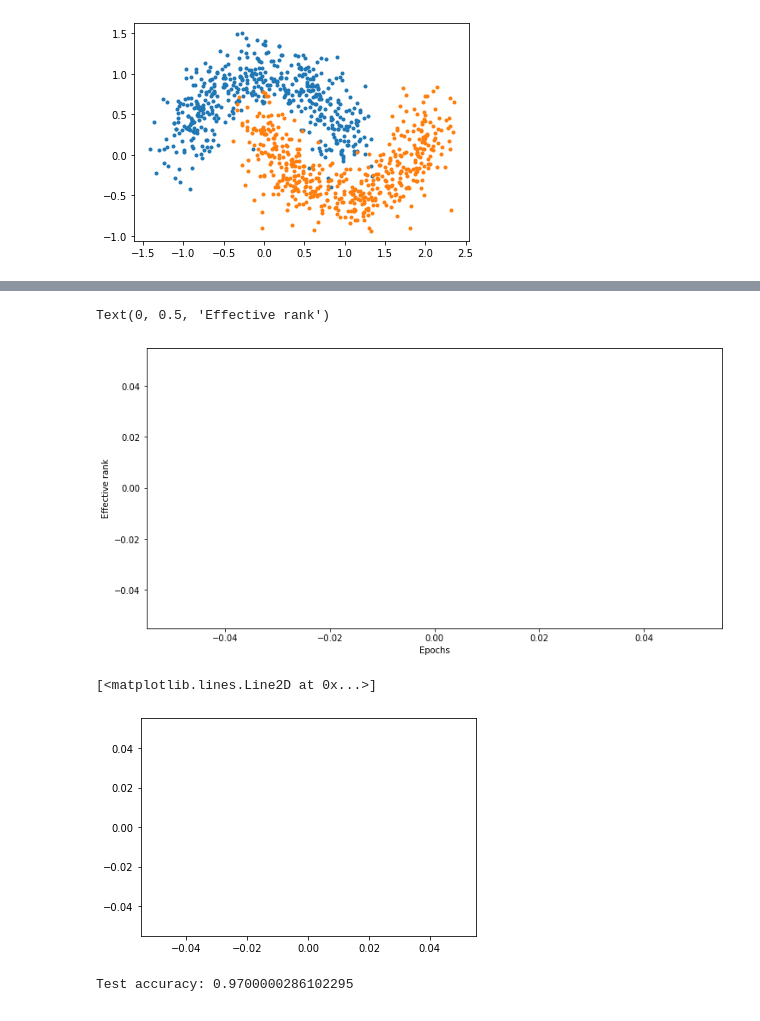
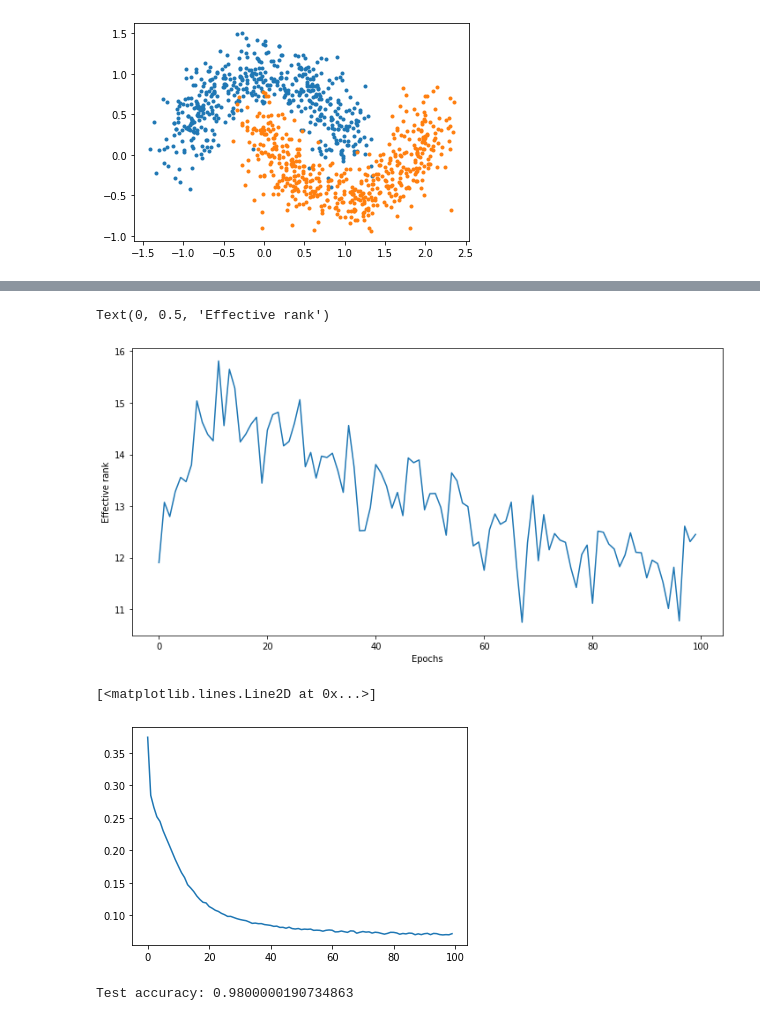
Before and after one commit to zsiga007/Summer-2022, a Jupyter notebook: dimension analysis/rank_during_sgd.ipynb, the cells around one changed output, grey strips where cells are left out. Cells and saved outputs as stored; diff of their text form; code cells hidden in the pictures.

```diff
--- a/dimension analysis/rank_during_sgd.ipynb
+++ b/dimension analysis/rank_during_sgd.ipynb
@@ -49,14 +49,14 @@ plt.show()
 # %%
 train_data = all_data[:N*8//10]
 test_data = all_data[N*8//10:]
-batch_size = 20
+batch_size = 10
 train_loader = torch.utils.data.DataLoader(train_data, batch_size=batch_size, shuffle=True)
 test_loader = torch.utils.data.DataLoader(test_data, batch_size=batch_size, shuffle=False)
 # %%
 from tqdm.notebook import tqdm, trange
 # torch.random.manual_seed(1572022)
 
-output1 = 10
+output1 = 100
 output2 = 10
 
 model = nn.Sequential(
@@ -67,21 +67,21 @@ model = nn.Sequential(
     nn.Linear(output1, 1)
 )
 
-epochs = 10000
+epochs = 100
 num_of_params = get_n_params(model)
-C_tracking = False
+C_tracking = True
 
 
-optimizer = torch.optim.SGD(model.parameters(), lr=0.001)
+optimizer = torch.optim.SGD(model.parameters(), lr=0.1)
 criterion = nn.BCEWithLogitsLoss()
 
 effective_ranks = []
 losses = []
+C_matrices = []
 
 for epoch in trange(epochs):
     row_counter = 0
     tensor = torch.zeros((len(train_loader),num_of_params))
-    C_matrices = []
     avg_loss = 0
     for points, labels in train_loader:
 
@@ -100,9 +100,9 @@ for epoch in trange(epochs):
 
         tensor[row_counter, :] = flatten_and_together([param.grad for param in list(model.parameters())])
         row_counter += 1
-    # effective_ranks.append(effective_rank(tensor))
-    # losses.append(avg_loss/len(train_loader))
+    effective_ranks.append(effective_rank(tensor))
+    losses.append(avg_loss/len(train_loader))
     if C_tracking:
         C_matrix = tensor @ tensor.T
-        C_diags = np.sqrt(np.outer(tensor.diagonal(), tensor.diagonal()))
+        # C_diags = torch.sqrt(torch.outer(tensor.diagonal(), tensor.diagonal()))
         C_matrices.append(C_matrix)
@@ -120,24 +156,24 @@ if C_tracking:
 # %%
 from matplotlib.pyplot import figure
 
 f = plt.figure()
 f.set_figwidth(12)
 f.set_figheight(6)
 
-plt.plot(effective_ranks, '.')
+plt.plot(effective_ranks, '-')
 plt.xlabel("Epochs")
 plt.ylabel("Effective rank")
 
 # arr = np.tanh(np.array(range(-epochs//2, epochs - epochs//2))/50) + 5.6 * np.ones(1000)
 # plt.plot(arr)
 # %% [output]
 Text(0, 0.5, 'Effective rank')
-[figure, old version]
+[figure, new version]
 # %%
 plt.plot(losses)
 # %% [output]
 [<matplotlib.lines.Line2D at 0x...>]
-[figure, old version]
+[figure, new version]
 # %%
 correct_test = 0
 with torch.no_grad():
@@ -155,7 +191,7 @@ with torch.no_grad():
             # print(correct_test)
 print(f'Test accuracy: {correct_test/len(test_data)}')
 # %% [output]
-Test accuracy: 0.9700000286102295
+Test accuracy: 0.9800000190734863
 # %%
 # train_data = all_data[:N*8//10]
 # test_data = all_data[N*8//10:]
```
Also changed, not shown: parts of 5 cells of this notebook.
